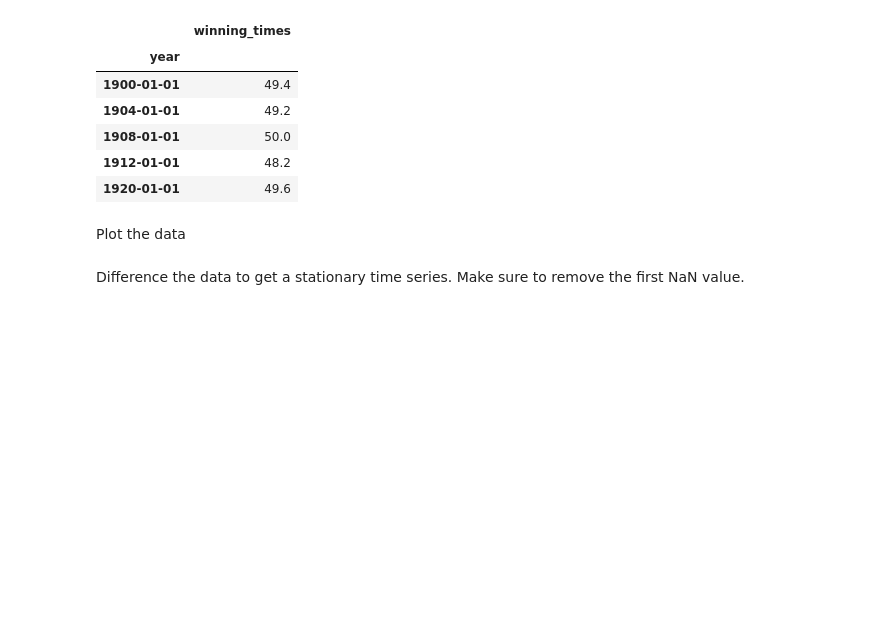
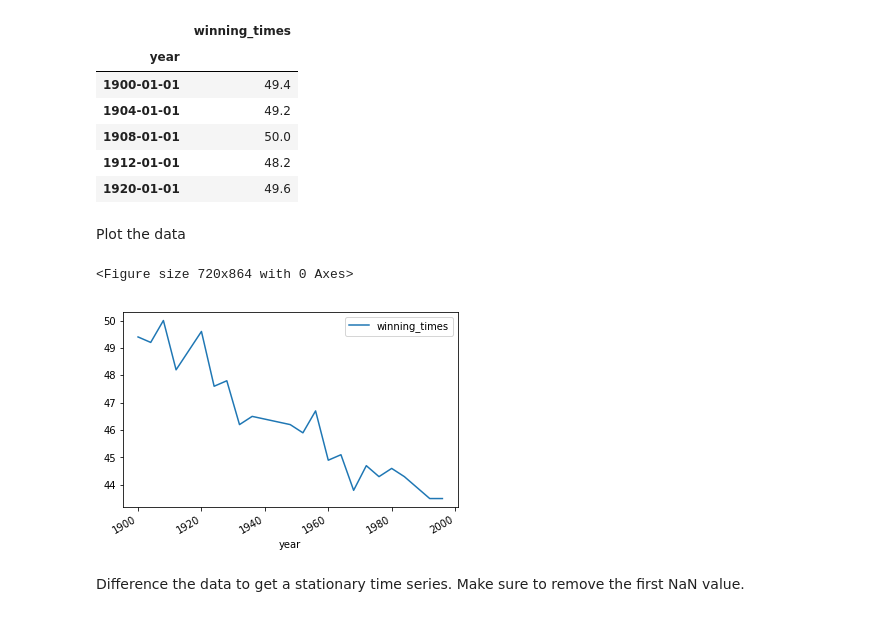
Before and after one commit to nic464/dsc-enterprise-hsbc-arma-models-lab-hsbc-ds-081319, a Jupyter notebook: index.ipynb, the cells around one changed output. Saved outputs shown, nothing was run; the diff lists cells and outputs as text; code cells hidden in the pictures; blank space fills up the shorter version.

```diff
--- a/index.ipynb
+++ b/index.ipynb
@@ -262,6 +262,12 @@ runtimes.head()
 Plot the data
 # %%
 plt.figure(figsize=(10,12))
+runtimes.plot(kind='line')
+
+plt.show()
+# %% [output]
+<Figure size 720x864 with 0 Axes>
+[figure, added]
 # %% [markdown]
 Difference the data to get a stationary time series. Make sure to remove the first NaN value.
 # %%
```
